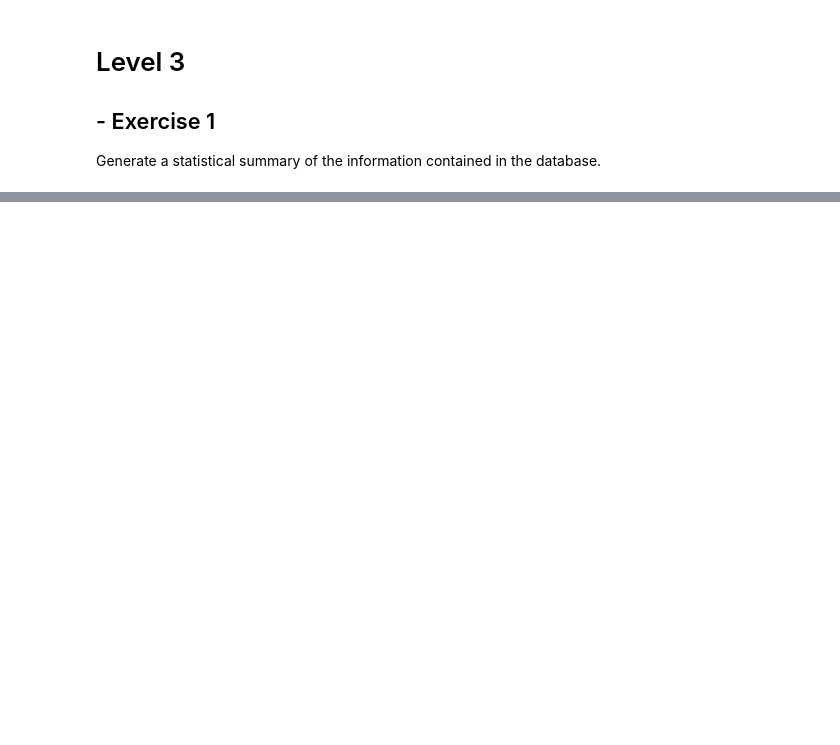
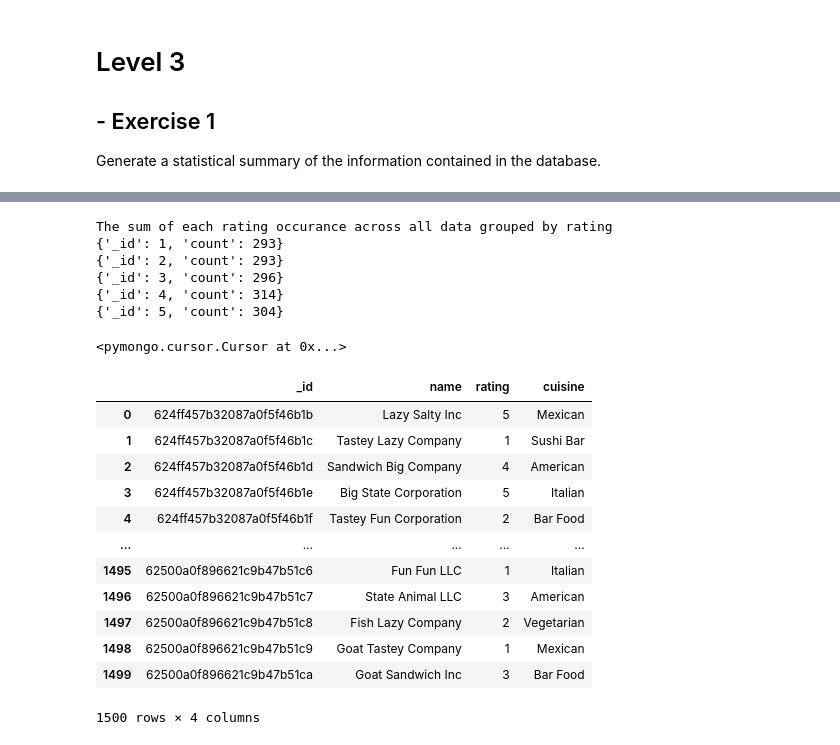
Before and after one commit to Javier-Alfonso-DS/S14_T01_NoSQL_Databases, a Jupyter notebook: S14_T01_NoSQL_Databases.ipynb, the cells around one changed output, grey strips where cells are left out. Saved outputs shown, nothing was run; the diff lists cells and outputs as text; code cells hidden in the pictures; blank space fills up the shorter version.

```diff
--- a/S14_T01_NoSQL_Databases.ipynb
+++ b/S14_T01_NoSQL_Databases.ipynb
@@ -130,0 +170,56 @@ Generate a statistical summary of the information contained in the database.
+# %%
+# db('business').collection('reviews').find({}).limit(100).toArray()
+# Now let's use the aggregation framework to sum the occurrence of each rating across the entire data set
+print('\nThe sum of each rating occurance across all data grouped by rating ')
+stargroup=db.reviews.aggregate(
+# The Aggregation Pipeline is defined as an array of different operations
+[
+# The first stage in this pipe is to group data
+{ '$group':
+    { '_id': "$rating",
+     "count" :
+                 { '$sum' :1 }
+    }
+},
+# The second stage in this pipe is to sort the data
+{"$sort":  { "_id":1}
+}
+# Close the array with the ] tag
+] )
+
+# Print the result
+for group in stargroup:
+    print(group)
+# %% [output]
+The sum of each rating occurance across all data grouped by rating
+{'_id': 1, 'count': 293}
+{'_id': 2, 'count': 293}
+{'_id': 3, 'count': 296}
+{'_id': 4, 'count': 314}
+{'_id': 5, 'count': 304}
+# %%
+Alldatacursor = db.reviews.find({})
+Alldatacursor
+# %% [output]
+<pymongo.cursor.Cursor at 0x...>
+# %%
+Alldatalist = []
+for row in Alldatacursor:
+    Alldatalist.append(row)
+# %%
+df = pd.DataFrame(Alldatalist)
+df
+# %% [output]
+|  | _id | name | rating | cuisine |
+| 0 | 624ff457b32087a0f5f46b1b | Lazy Salty Inc | 5 | Mexican |
+| 1 | 624ff457b32087a0f5f46b1c | Tastey Lazy Company | 1 | Sushi Bar |
+| 2 | 624ff457b32087a0f5f46b1d | Sandwich Big Company | 4 | American |
+| 3 | 624ff457b32087a0f5f46b1e | Big State Corporation | 5 | Italian |
+| 4 | 624ff457b32087a0f5f46b1f | Tastey Fun Corporation | 2 | Bar Food |
+| ... | ... | ... | ... | ... |
+| 1495 | 62500a0f896621c9b47b51c6 | Fun Fun LLC | 1 | Italian |
+| 1496 | 62500a0f896621c9b47b51c7 | State Animal LLC | 3 | American |
+| 1497 | 62500a0f896621c9b47b51c8 | Fish Lazy Company | 2 | Vegetarian |
+| 1498 | 62500a0f896621c9b47b51c9 | Goat Tastey Company | 1 | Mexican |
+| 1499 | 62500a0f896621c9b47b51ca | Goat Sandwich Inc | 3 | Bar Food |
+1500 rows × 4 columns
```
Also changed, not shown: parts of 9 cells of this notebook, 1 other file.
